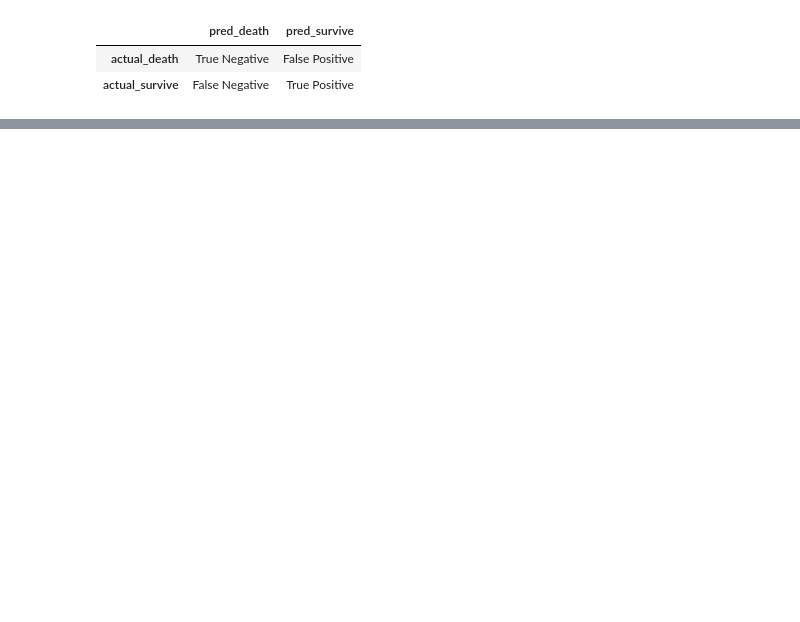
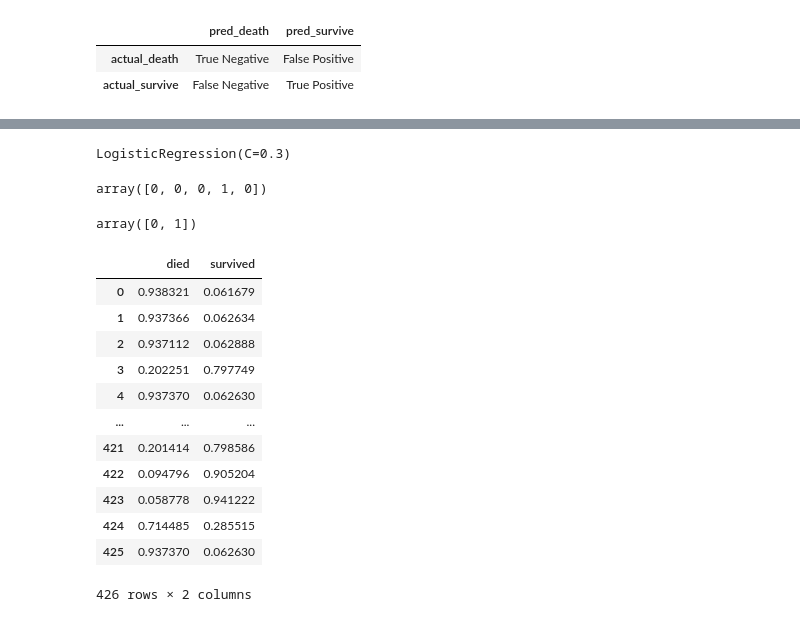
Before and after one commit to Zachary-Stufflebeme/Classification-exercises, a Jupyter notebook: model.ipynb, the cells around one changed output, grey strips where cells are left out. Saved outputs shown, nothing was run; the diff lists cells and outputs as text; code cells hidden in the pictures; blank space fills up the shorter version.

Commit message:
modeling practice

```diff
--- a/model.ipynb
+++ b/model.ipynb
@@ -407,0 +313,4 @@ weighted avg       0.84      0.84      0.84       534
+# %%
+logreg = LogisticRegression()
+# %%
+logreg2 = LogisticRegression(C = .3)
@@ -407,0 +319,5 @@ weighted avg       0.84      0.84      0.84       534
+# %%
+logreg.fit(x_train,y_train)
+logreg2.fit(x_train,y_train)
+# %% [output]
+LogisticRegression(C=0.3)
@@ -407,0 +327,31 @@ weighted avg       0.84      0.84      0.84       534
+# %%
+
+y_pred[:5]
+# %% [output]
+array([0, 0, 0, 1, 0])
+# %%
+logreg.classes_
+# %% [output]
+array([0, 1])
+# %%
+y_pred_proba = logreg.predict_proba(x_train)
+y_pred_proba = pd.DataFrame(y_pred_proba, columns = ['died', 'survived'])
+y_pred_proba2 = logreg2.predict_proba(x_train)
+y_pred_proba2 = pd.DataFrame(y_pred_proba2, columns = ['died','survived'])
+# %%
+#model 1
+y_pred_proba
+# %% [output]
+|  | died | survived |
+| 0 | 0.938321 | 0.061679 |
+| 1 | 0.937366 | 0.062634 |
+| 2 | 0.937112 | 0.062888 |
+| 3 | 0.202251 | 0.797749 |
+| 4 | 0.937370 | 0.062630 |
+| ... | ... | ... |
+| 421 | 0.201414 | 0.798586 |
+| 422 | 0.094796 | 0.905204 |
+| 423 | 0.058778 | 0.941222 |
+| 424 | 0.714485 | 0.285515 |
+| 425 | 0.937370 | 0.062630 |
+426 rows × 2 columns
```
Also changed, not shown: parts of 69 cells of this notebook.
